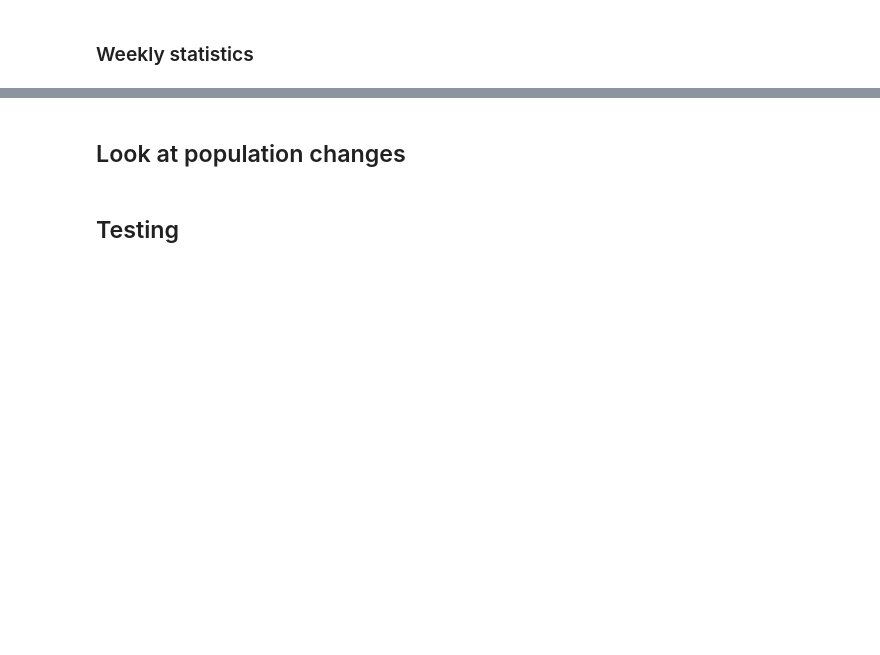
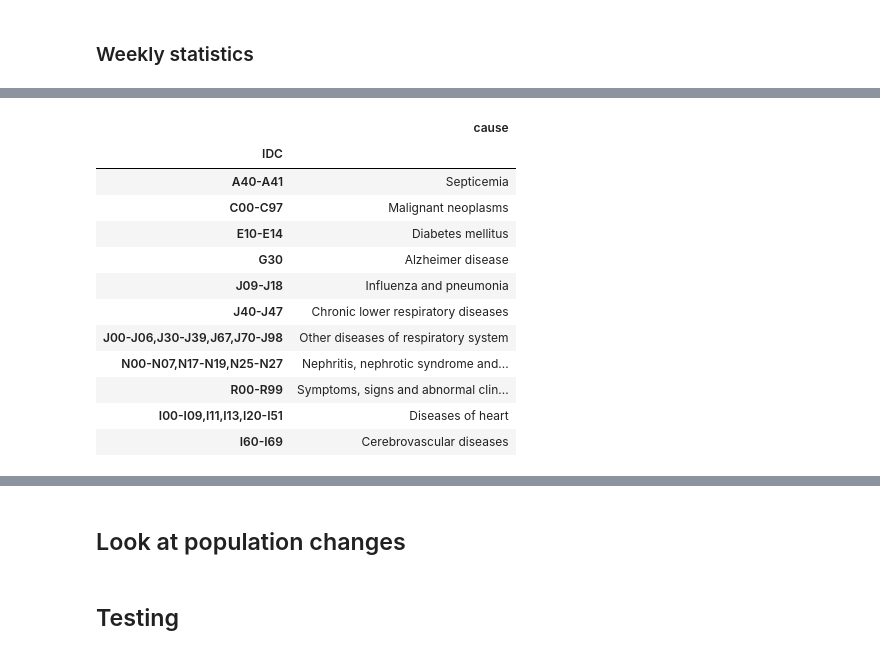
Before and after one commit to ALuchinsky/Fall2020_CS6010_covid, a Jupyter notebook: presentation/Presentation.ipynb, the cells around one changed output, grey strips where cells are left out. Saved outputs shown, nothing was run; the diff lists cells and outputs as text; code cells hidden in the pictures; blank space fills up the shorter version.

```diff
--- a/presentation/Presentation.ipynb
+++ b/presentation/Presentation.ipynb
@@ -148,7 +161,7 @@ plt.show()
 # %% [markdown]
 ### Weekly statistics
 # %%
-st = "California"
+st = "Ohio"
 causes = [c for c in excessCdcDeathsDf.columns if "(" in c and not "COVID" in c]
 fig = go.Figure()
 covid_data = byStateDf[ byStateDf["State"] == st].groupby("WeekNumber")[["Deaths"]].sum().reset_index()
@@ -165,3 +178,4 @@ for c in causes:
 fig.update_layout(title = st, xaxis_title="Week Number", yaxis_title="Deaths", showlegend = False)
 fig.show()
 pd.DataFrame([c[:-1].split('(')[::-1] for c in causes], columns=["IDC", "cause"]).set_index("IDC")
+# %% [output]
@@ -168,3 +183,16 @@ pd.DataFrame([c[:-1].split('(')[::-1] for c in causes], columns=["IDC", "cause"]
+|  | cause |
+| IDC |  |
+| A40-A41 | Septicemia |
+| C00-C97 | Malignant neoplasms |
+| E10-E14 | Diabetes mellitus |
+| G30 | Alzheimer disease |
+| J09-J18 | Influenza and pneumonia |
+| J40-J47 | Chronic lower respiratory diseases |
+| J00-J06,J30-J39,J67,J70-J98 | Other diseases of respiratory system |
+| N00-N07,N17-N19,N25-N27 | Nephritis, nephrotic syndrome and... |
+| R00-R99 | Symptoms, signs and abnormal clin... |
+| I00-I09,I11,I13,I20-I51 | Diseases of heart |
+| I60-I69 | Cerebrovascular diseases |
 # %%
 fig, axes = plt.subplots(ncols = 2, nrows = 2, sharex=True, sharey=True, figsize = (12, 12))
 for st, ax in zip(states.keys(), axes.flatten()):
```
Also changed, not shown: parts of 8 cells of this notebook.
